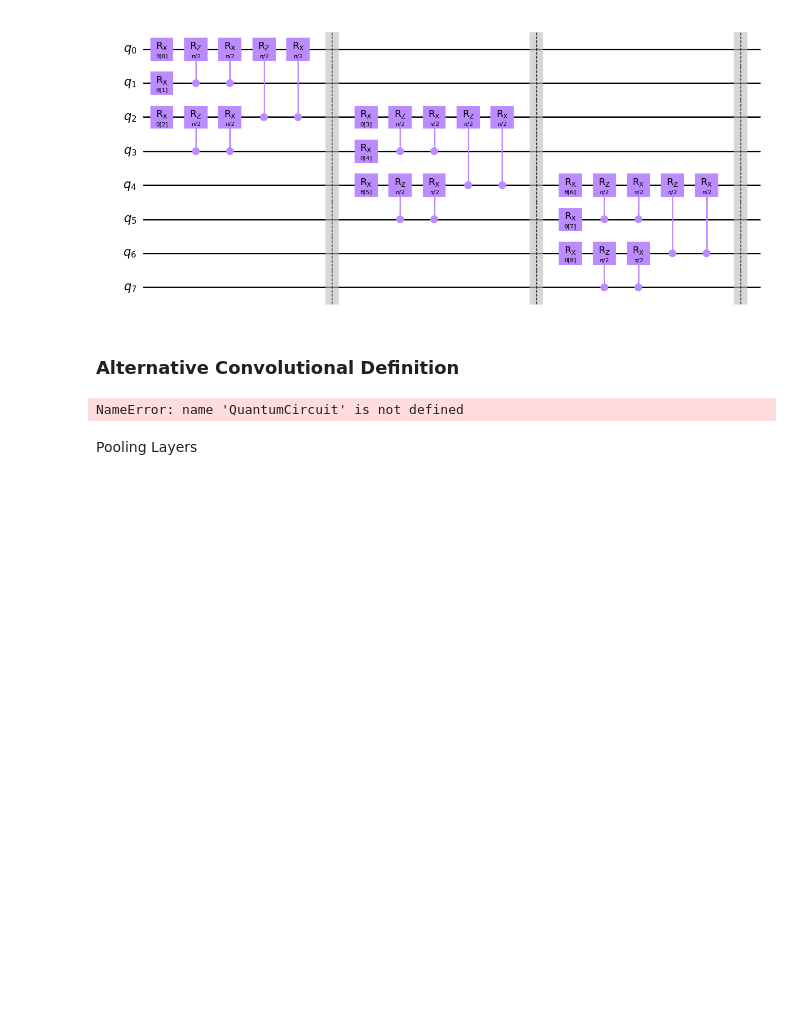
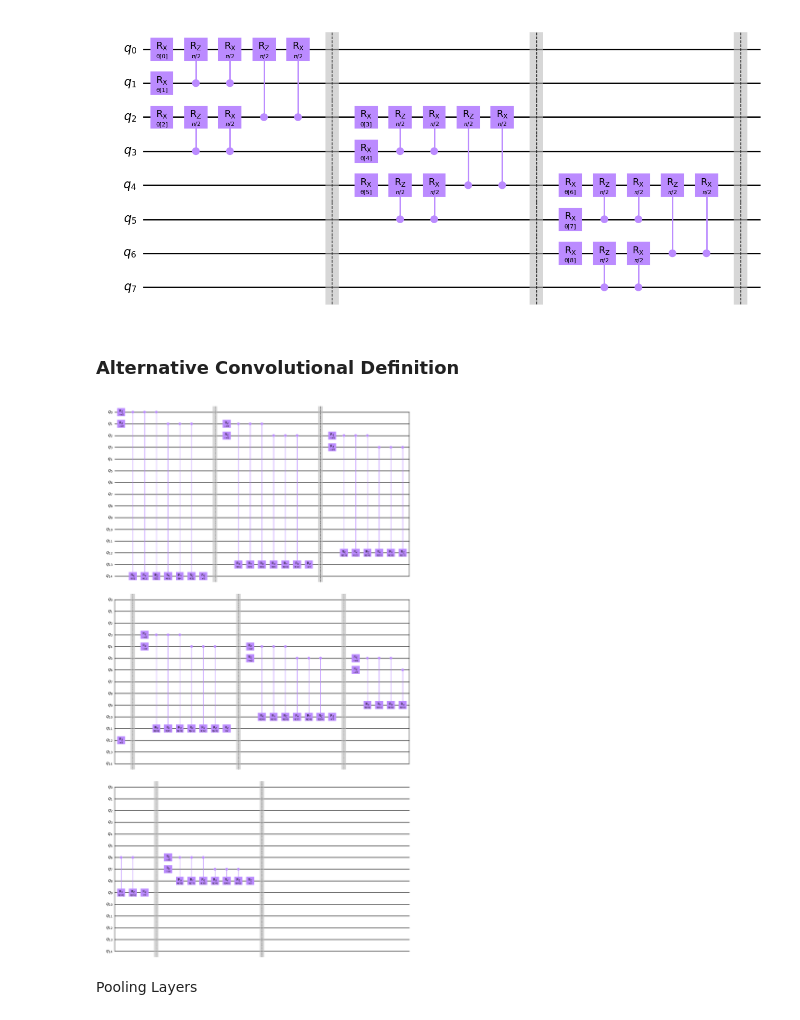
Before and after one commit to halcdev/qcnn, a Jupyter notebook: Subteam 2/StreamlinedQCNN.ipynb, the cells around one changed output. Drawn from its saved outputs; the diff is of its cells as text; code cells hidden in the pictures; blank space fills up the shorter version.

Commit message:
requirementd.txt updated, also func name change

```diff
--- a/Subteam 2/StreamlinedQCNN.ipynb
+++ b/Subteam 2/StreamlinedQCNN.ipynb
@@ -103,35 +101,35 @@ def CRCart_conv_circuit(kernel_size, params):
         target.cry(params[i*3+1], i+1, 0)
         target.crz(params[i*3+2], i+1, 0)
     target.rz(np.pi / 2, 0)
     return target
 
 
 def CRCart_conv_layer(kernel_size, info_qs, param_prefix):
     conv_size = info_qs - kernel_size + 1
     num_qubits = conv_size + info_qs
 
     qc = QuantumCircuit(num_qubits, name="Convolutional Layer")
     qubits = list(range(num_qubits))
 
     param_index = 0
     params = ParameterVector(param_prefix, length=conv_size * kernel_size * 3)
 
     for i in range(conv_size):
         q_list = [qubits[-(i+1)]]
         q_list.extend(qubits[i:i+kernel_size])
-        qc = qc.compose(other=conv_circuit(kernel_size, params[param_index : (param_index + 3 * kernel_size)]), qubits=q_list)
+        qc = qc.compose(other=CRCart_conv_circuit(kernel_size, params[param_index : (param_index + 3 * kernel_size)]), qubits=q_list)
         qc.barrier()
         param_index += 3 * kernel_size
 
     qc_inst = qc.to_instruction()
     qc = QuantumCircuit(num_qubits)
     qc.append(qc_inst, qubits)
     return qc
 
 circuit = CRCart_conv_layer(2, 8, "θ")
 circuit.decompose().draw("mpl")
 # %% [output]
-NameError: name 'QuantumCircuit' is not defined
+[figure, added]
 # %% [markdown]
 Pooling Layers
 # %%
```
Also changed, not shown: parts of 3 cells of this notebook, 1 other file.
